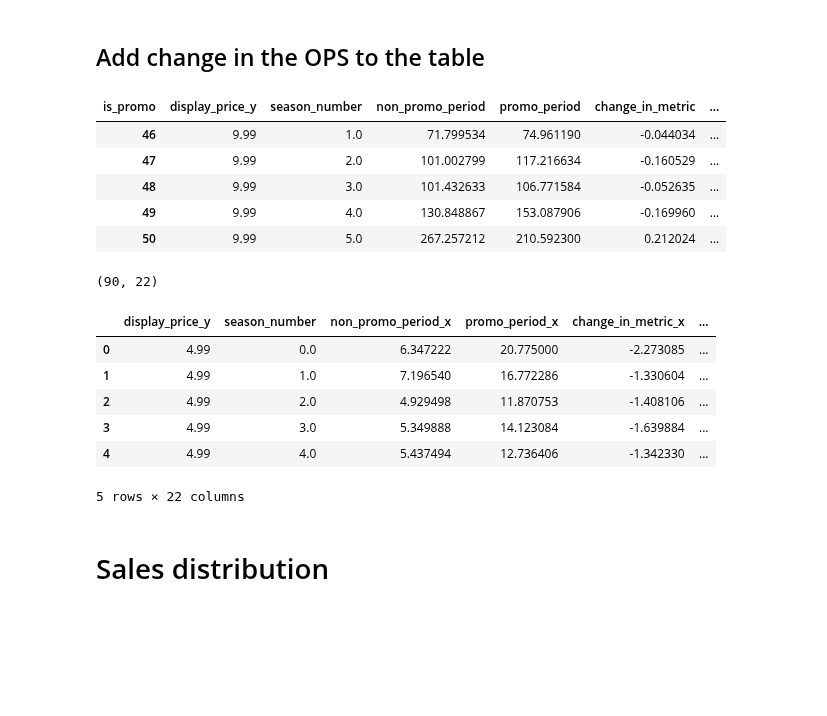
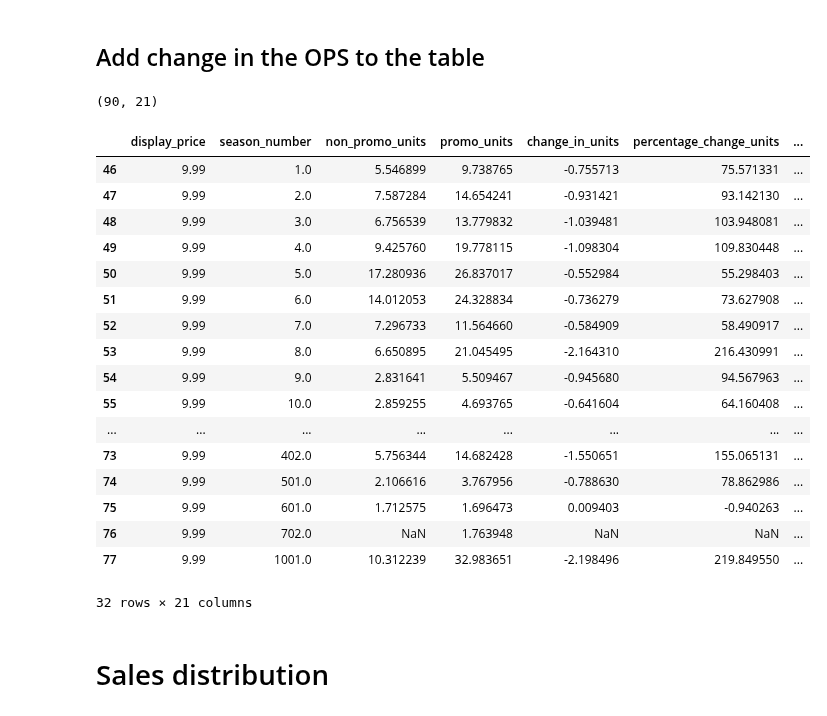
Before and after one commit to dfadeeff/AMZ_Projects, a Jupyter notebook: Price Points with Content Lifecycle.ipynb, the cells around one changed output. Drawn from its saved outputs; the diff is of its cells as text; code cells hidden in the pictures; blank space fills up the shorter version.

Commit message:
Added units deseas
Deseasonalized data has been added

```diff
--- a/Price Points with Content Lifecycle.ipynb
+++ b/Price Points with Content Lifecycle.ipynb
@@ -356,7 +365,8 @@ def prep_dataset_dimension(df, dimension):
 # %%
 def get_output_dimension(df, metric, dimension):
     output = pd.DataFrame(df.groupby(["is_promo",'display_price_y',dimension])
-                          ['OPS_per_week','units_per_week'].mean().reset_index())
+                          ['OPS_per_week','OPS_deseas_per_week',
+                           'units_per_week','units_deseas_per_week'].mean().reset_index())
 
 
     kk = pd.pivot_table(output, index = ["display_price_y",dimension],
@@ -449,17 +451,28 @@ def get_asin_by_dimension(df,dimension):
     t1 = pd.DataFrame(df.groupby(['display_price_y',dimension]).size().reset_index())
     t1.columns = ['display_price_y', dimension, "size"]
 
-    t2 = pd.DataFrame(df.groupby(['display_price_y',dimension])['OPS','units'].sum().reset_index())
-    t2.columns = ['display_price_y', dimension, "ops",'units']
+    t2 = pd.DataFrame(df.groupby(['display_price_y',dimension])['OPS','OPS_deseas',
+                                                                'units','units_deseas'].sum().reset_index())
+    t2.columns = ['display_price_y', dimension, "ops",'ops_deseas', 'units','units_deseas']
 
     t = pd.merge(left=t2,right=t1,left_on=['display_price_y',dimension],
                 right_on=['display_price_y',dimension], how = 'left')
 
-    total = pd.DataFrame(t.groupby("display_price_y")['ops','units'].sum().reset_index())
-    total.columns = ['display_price_y','total_ops','total_units']
+
+    #Switch from non deseasonlized to deseasonalized
+    #total = pd.DataFrame(t.groupby("display_price_y")['ops','units'].sum().reset_index())
+    total = pd.DataFrame(t.groupby("display_price_y")['ops_deseas','units_deseas'].sum().reset_index())
+
+    total.columns = ['display_price_y','total_ops', 'total_units']
     t = pd.merge(left=t,right=total,left_on="display_price_y",right_on="display_price_y", how = "left")
-    t['share_ops'] = t['ops'] / t['total_ops']
-    t['share_units'] = t['units'] / t['total_units']
+
+    #Watch the corresponding change in these metrics!!!
+    #t['share_ops'] = t['ops'] / t['total_ops']
+    #t['share_units'] = t['units'] / t['total_units']
+
+    t['share_ops'] = t['ops_deseas'] / t['total_ops']
+    t['share_units'] = t['units_deseas'] / t['total_units']
+
     return t
 # %%
 asin_dim = get_asin_by_dimension(in_promo,dimension)
@@ -484,9 +521,9 @@ final_d.head()
 # %%
 def final_join(d1,d2,dimension):
     g= pd.merge(left=d1,right=d2,left_on=['display_price_y',dimension],right_on=['display_price_y',dimension],how='left')
-    g['avg_ops_old'] = g['display_price_y'] / g['per_change_price'] * g['non_promo_period']
-    g['avg_ops_new'] = g['display_price_y'] * g['promo_period']
-    g['ops_diff_in_%'] = (g['avg_ops_new'] - g['avg_ops_old']) / g['avg_ops_old']
+    #g['avg_ops_old'] = g['display_price_y'] / g['per_change_price'] * g['non_promo_period']
+    #g['avg_ops_new'] = g['display_price_y'] * g['promo_period']
+    #g['ops_diff_in_%'] = (g['avg_ops_new'] - g['avg_ops_old']) / g['avg_ops_old']
     return g
 # %%
 fff = final_join(final_d,asin_dim,dimension)
@@ -499,28 +545,40 @@ def stack_ops_to_table(df, metric, dimension):
     return ops_change
 # %%
 ops = stack_ops_to_table(key_metrics_l, metric1, dimension)
-ops[ops['display_price_y'] == 9.99].head()
-# %% [output]
-| is_promo | display_price_y | season_number | non_promo_period | promo_period | change_in_metric | ... |
-| 46 | 9.99 | 1.0 | 71.799534 | 74.961190 | -0.044034 | ... |
-| 47 | 9.99 | 2.0 | 101.002799 | 117.216634 | -0.160529 | ... |
-| 48 | 9.99 | 3.0 | 101.432633 | 106.771584 | -0.052635 | ... |
-| 49 | 9.99 | 4.0 | 130.848867 | 153.087906 | -0.169960 | ... |
-| 50 | 9.99 | 5.0 | 267.257212 | 210.592300 | 0.212024 | ... |
 # %%
 def just_merge(df1,df2, dimension):
-    return pd.merge(left=df1,right=df2,left_on=['display_price_y',dimension],right_on=['display_price_y',dimension],how='left')
+    final_output = pd.merge(left=df1,right=df2,left_on=['display_price_y',dimension],right_on=['display_price_y',dimension],how='left')
+
+    #Rename columns so that it is easier to understand
+    final_output.columns = ['display_price',dimension,'non_promo_units','promo_units',
+                           'change_in_units','percentage_change_units',
+                           'change_price_ratio','elasticity','ops', 'ops_deseas',
+                            'units','units_deseas','size', 'total_ops', 'total_units',
+                            'share_ops','share_units','non_promo_ops','promo_ops','change_ops',
+                            'percentage_change_ops']
+    return final_output
 # %%
 rff = just_merge(fff,ops, dimension)
 # %%
 print(rff.shape)
-rff[rff['display_price_y'] == 4.99].head()
+rff[rff['display_price'] == 9.99]
 # %% [output]
-(90, 22)
+(90, 21)
-|  | display_price_y | season_number | non_promo_period_x | promo_period_x | change_in_metric_x | ... |
-| 0 | 4.99 | 0.0 | 6.347222 | 20.775000 | -2.273085 | ... |
-| 1 | 4.99 | 1.0 | 7.196540 | 16.772286 | -1.330604 | ... |
-| 2 | 4.99 | 2.0 | 4.929498 | 11.870753 | -1.408106 | ... |
-| 3 | 4.99 | 3.0 | 5.349888 | 14.123084 | -1.639884 | ... |
-| 4 | 4.99 | 4.0 | 5.437494 | 12.736406 | -1.342330 | ... |
+|  | display_price | season_number | non_promo_units | promo_units | change_in_units | percentage_change_units | ... |
+| 46 | 9.99 | 1.0 | 5.546899 | 9.738765 | -0.755713 | 75.571331 | ... |
+| 47 | 9.99 | 2.0 | 7.587284 | 14.654241 | -0.931421 | 93.142130 | ... |
+| 48 | 9.99 | 3.0 | 6.756539 | 13.779832 | -1.039481 | 103.948081 | ... |
+| 49 | 9.99 | 4.0 | 9.425760 | 19.778115 | -1.098304 | 109.830448 | ... |
+| 50 | 9.99 | 5.0 | 17.280936 | 26.837017 | -0.552984 | 55.298403 | ... |
+| 51 | 9.99 | 6.0 | 14.012053 | 24.328834 | -0.736279 | 73.627908 | ... |
+| 52 | 9.99 | 7.0 | 7.296733 | 11.564660 | -0.584909 | 58.490917 | ... |
+| 53 | 9.99 | 8.0 | 6.650895 | 21.045495 | -2.164310 | 216.430991 | ... |
+| 54 | 9.99 | 9.0 | 2.831641 | 5.509467 | -0.945680 | 94.567963 | ... |
+| 55 | 9.99 | 10.0 | 2.859255 | 4.693765 | -0.641604 | 64.160408 | ... |
+| ... | ... | ... | ... | ... | ... | ... | ... |
+| 73 | 9.99 | 402.0 | 5.756344 | 14.682428 | -1.550651 | 155.065131 | ... |
+| 74 | 9.99 | 501.0 | 2.106616 | 3.767956 | -0.788630 | 78.862986 | ... |
+| 75 | 9.99 | 601.0 | 1.712575 | 1.696473 | 0.009403 | -0.940263 | ... |
+| 76 | 9.99 | 702.0 | NaN | 1.763948 | NaN | NaN | ... |
+| 77 | 9.99 | 1001.0 | 10.312239 | 32.983651 | -2.198496 | 219.849550 | ... |
-5 rows × 22 columns
+32 rows × 21 columns
```
Also changed, not shown: parts of 25 cells of this notebook.
